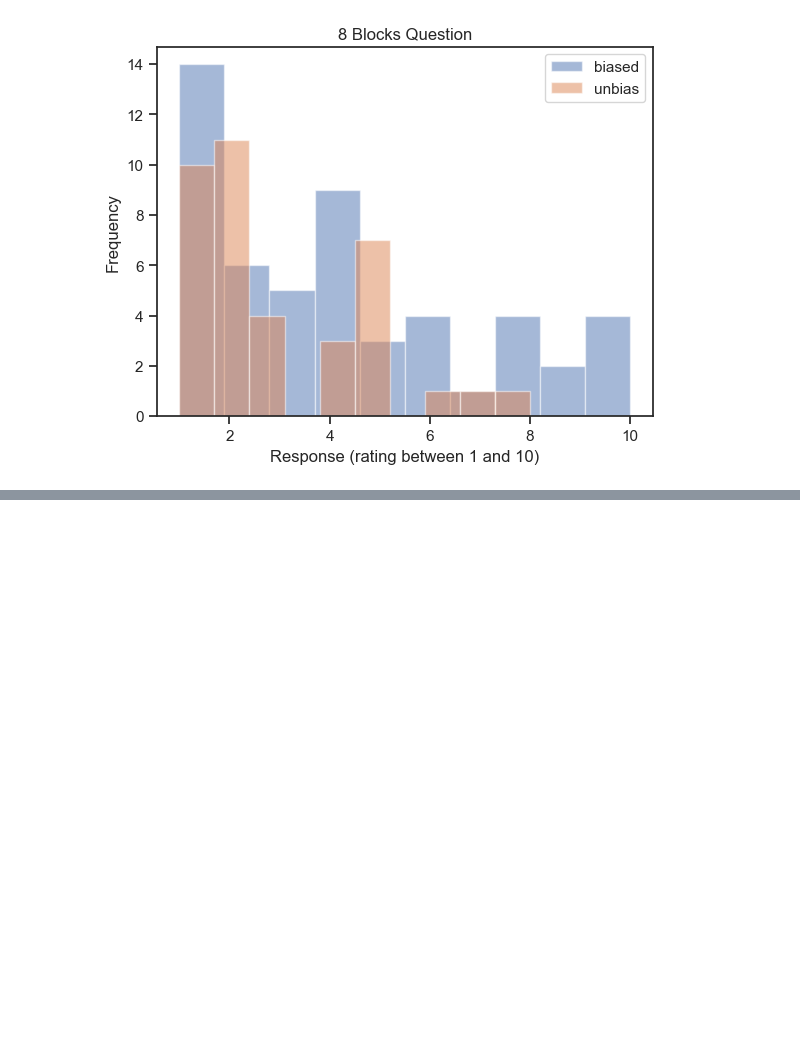
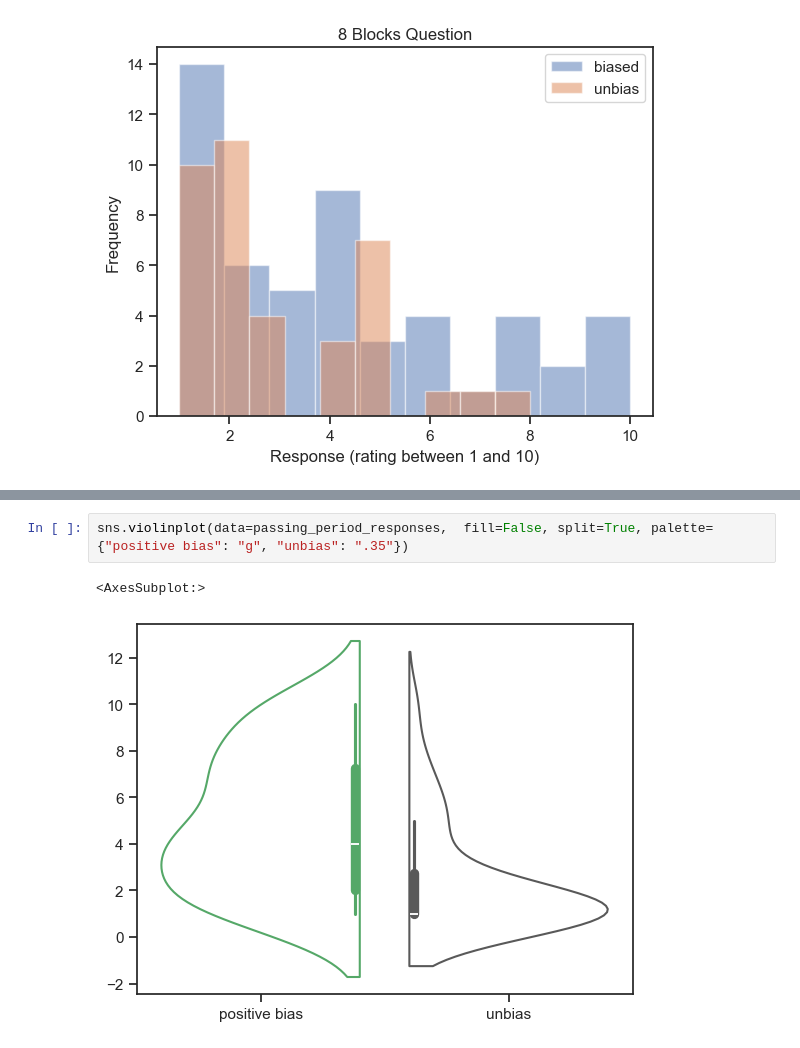
Before and after one commit to alexmehta/stats-project, a Jupyter notebook: analysis.ipynb, the cells around one changed output, grey strips where cells are left out. Cells and saved outputs as stored; diff of their text form; blank space fills up the shorter version.

```diff
--- a/analysis.ipynb
+++ b/analysis.ipynb
@@ -98,0 +97,5 @@ ax.scatter(x, y, z, c='r', marker='o')
+# %%
+sns.violinplot(data=passing_period_responses,  fill=False, split=True, palette={"positive bias": "g", "unbias": ".35"})
+# %% [output]
+<AxesSubplot:>
+[figure, added]
```
Also changed, not shown: parts of 4 cells of this notebook.
